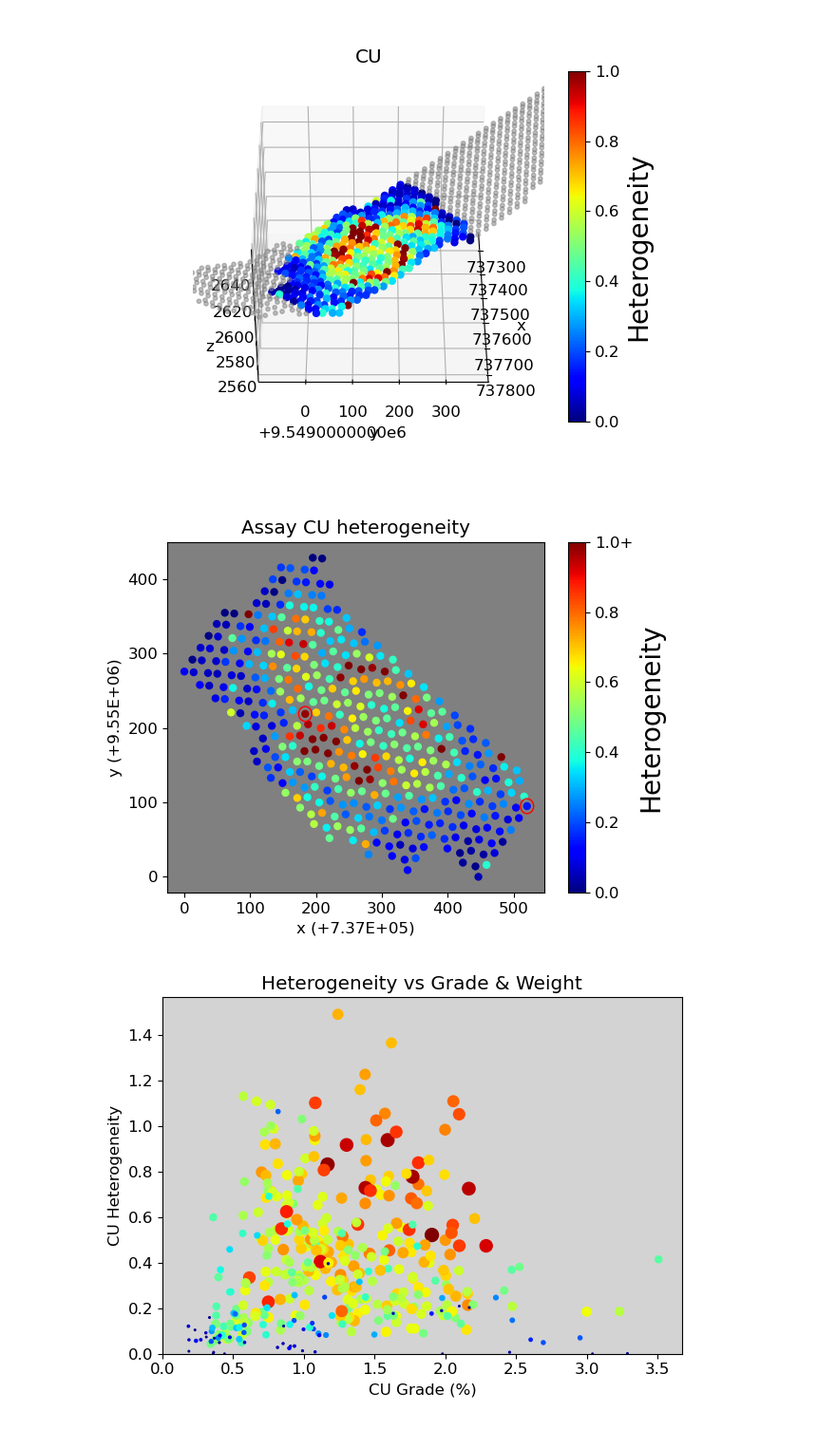
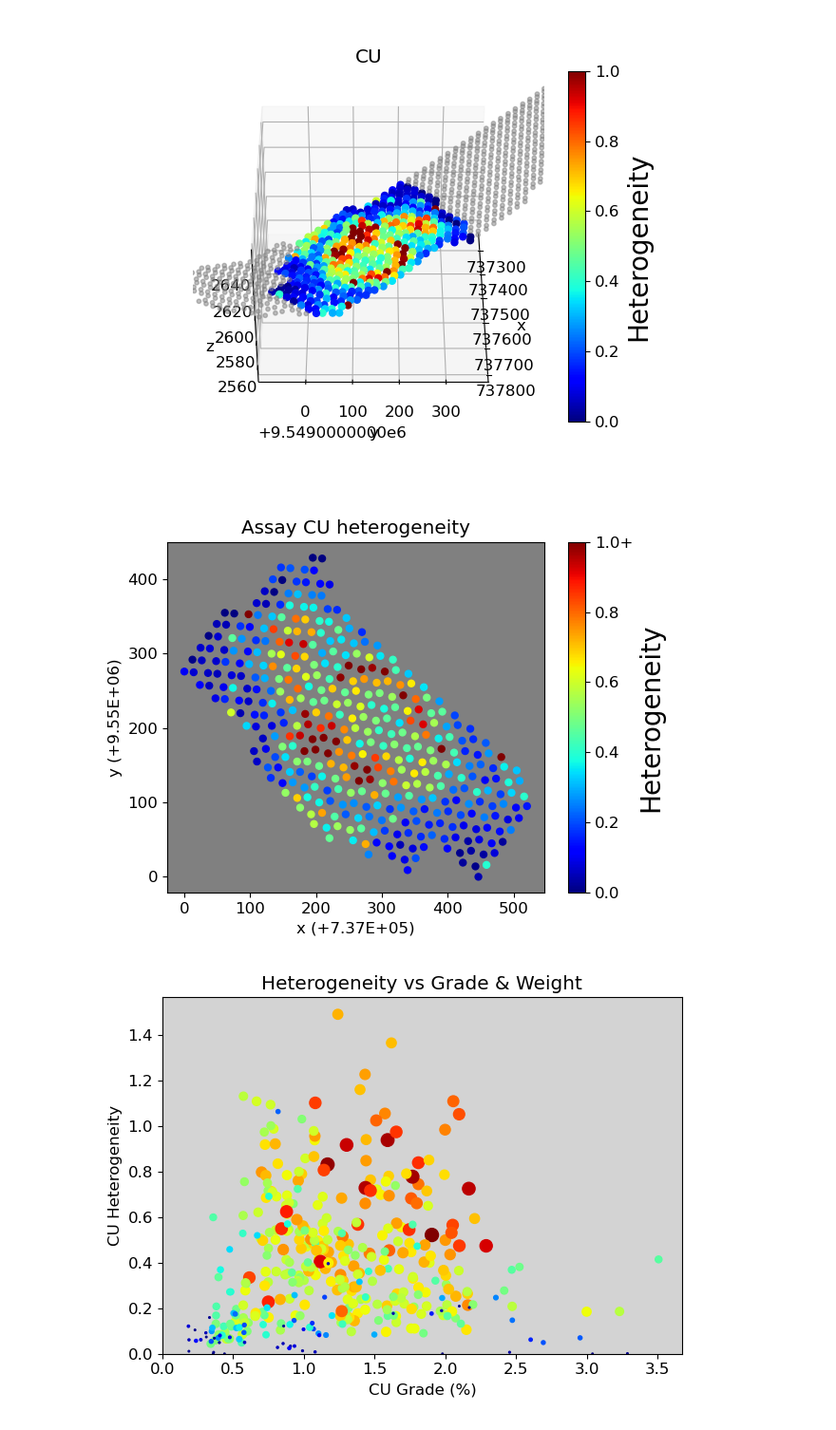
Before and after one commit to jouytrew/masters_pfti, a Jupyter notebook: notebooks/het_analysis_dp_assay.ipynb, the cells around one changed output. Shown at 95% size. Drawn from its saved outputs; the diff is of its cells as text; code cells hidden in the pictures.

```diff
--- a/notebooks/het_analysis_dp_assay.ipynb
+++ b/notebooks/het_analysis_dp_assay.ipynb
@@ -276,48 +278,48 @@ fig = plt.figure()
 ax = fig.add_subplot()
 
 element = 'CU'
 
 het_dps = hs[element]['het']
 
 cmap = plt.colormaps.get('jet')
 p = ax.scatter(
     [(dp_coords.loc[id]['x'] - x_offset) for id in het_dps],
     [(dp_coords.loc[id]['y'] - y_offset) for id in het_dps],
     c=[groups[dpid][element].get_heterogeneity() for dpid in het_dps],
     vmin=0,
     vmax=1,
     cmap=cmap,
     s=25,
     alpha=1 # 0.4
 )
 
 ax.set_facecolor('grey')
 ax.set_xlabel(f'x (+{x_offset:.2E})')
 ax.set_ylabel(f'y (+{y_offset:.2E})')
 
 ax.set_title(f'Assay {element} heterogeneity')
 
-# mark DPs
-dpids = ['P20-10E', 'P08-04W']
-for id in dpids:
-    dp = plt.Circle(
-        (
-            dp_coords.loc[id]['x'] - x_offset,
-            dp_coords.loc[id]['y'] - y_offset
-        ),
-        10,
-        color='red',
-        fill=False
-    )
-    ax.add_artist(dp)
+# # mark DPs
+# dpids = ['P20-10E', 'P08-04W']
+# for id in dpids:
+#     dp = plt.Circle(
+#         (
+#             dp_coords.loc[id]['x'] - x_offset,
+#             dp_coords.loc[id]['y'] - y_offset
+#         ),
+#         10,
+#         color='red',
+#         fill=False
+#     )
+#     ax.add_artist(dp)
 
 cbar = fig.colorbar(p)
 cbar.set_label('Heterogeneity', fontsize=20)
 cbar.set_ticklabels([0.0, 0.2, 0.4, 0.6, 0.8, '1.0+'])
 
-fig.savefig(save_loc + f'assay_{element}_hets.svg', format='svg')
+fig.savefig(save_loc + f'assay_{element}_hets.png', format='png', dpi=200)
 # %% [output]
-[figure, old version]
+[figure, new version]
 # %%
 element = 'CU'
 
```
Also changed, not shown: parts of 7 cells of this notebook, 13 other files.
